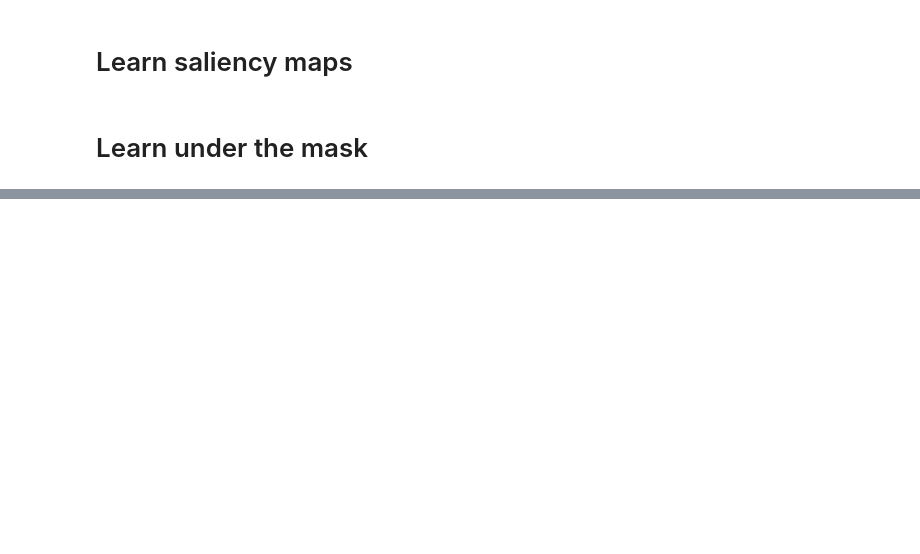
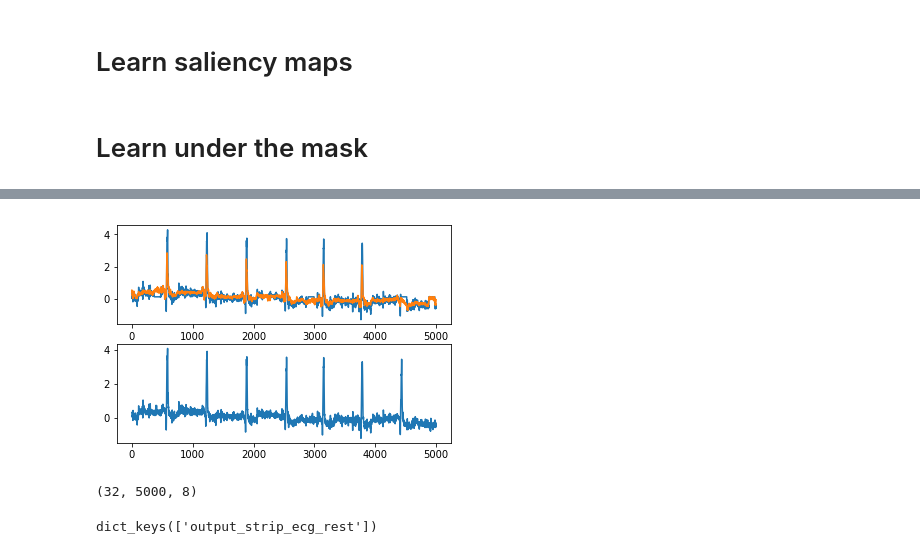
Before and after one commit to deflaux/ml4h, a Jupyter notebook: notebooks/ecg/ecg_rest_pretraining.ipynb, the cells around one changed output, grey strips where cells are left out. Drawn from its saved outputs; the diff is of its cells as text; code cells hidden in the pictures; blank space fills up the shorter version.

Commit message:
Added mask training

```diff
--- a/notebooks/ecg/ecg_rest_pretraining.ipynb
+++ b/notebooks/ecg/ecg_rest_pretraining.ipynb
@@ -86,7 +68,7 @@ model = make_multimodal_multitask_model(**args.__dict__)
 for gen in [generate_train, generate_valid, generate_test]:
     data_len = gen.true_epoch_lens[0]
     cnt = 0
-    for (data, labels, paths) in generate_train:
+    for (data, labels, paths) in gen:
         if cnt >= data_len: break
         in_tensor = data[args.tensor_maps_in[0].input_name()]
         for tm in args.tensor_maps_out:
@@ -160,0 +171,18 @@ args = parse_args()
+# %%
+sys.argv = ['infer',
+            '--mode', 'infer',
+            '--output_folder', f'{HOME_PATH}/ukbb_output/',
+            '--tensors', f'/mnt/disks/ecg-rest-37k-tensors/2019-11-04/',
+            '--input_tensors', 'ecg_rest_masked',
+            '--output_tensors', 'ecg_rest',
+            '--model_file', f'{HOME_PATH}/ukbb_output/ecg_rest_pretraining_mask/ecg_rest_pretraining_mask.hd5',
+            '--u_connect',
+            '--id', 'ecg_rest_pretraining_mask',
+            '--training_steps', '810',
+            '--validation_steps', '230',
+            '--test_steps', '115',
+            '--batch_size', '32',
+            '--epochs', '10',
+            '--patience', '12'
+           ]
+args = parse_args()
@@ -160,0 +198,3 @@ args = parse_args()
+# %%
+generate_train, generate_valid, generate_test = test_train_valid_tensor_generators(keep_paths=True, **args.__dict__)
+model = make_multimodal_multitask_model(**args.__dict__)
@@ -160,0 +219,24 @@ args = parse_args()
+# %%
+%matplotlib inline
+for gen in [generate_train, generate_valid, generate_test]:
+    cnt = 0
+    for (data, labels, paths) in gen:
+        in_tensor = data[args.tensor_maps_in[0].input_name()]
+        label_tensor = labels[args.tensor_maps_out[0].output_name()]
+        f, ax = plt.subplots(2, 1)
+        ax[0].plot(in_tensor[0, :, 0])
+        ax[1].plot(label_tensor[0, :, 0])
+        out_tensor = model.predict(in_tensor)
+        ax[0].plot(out_tensor[0, :, 0])
+        break
+    break
+# %% [output]
+[figure, added]
+# %%
+in_tensor.shape
+# %% [output]
+(32, 5000, 8)
+# %%
+labels.keys()
+# %% [output]
+dict_keys(['output_strip_ecg_rest'])
```
Also changed, not shown: parts of 7 cells of this notebook.
